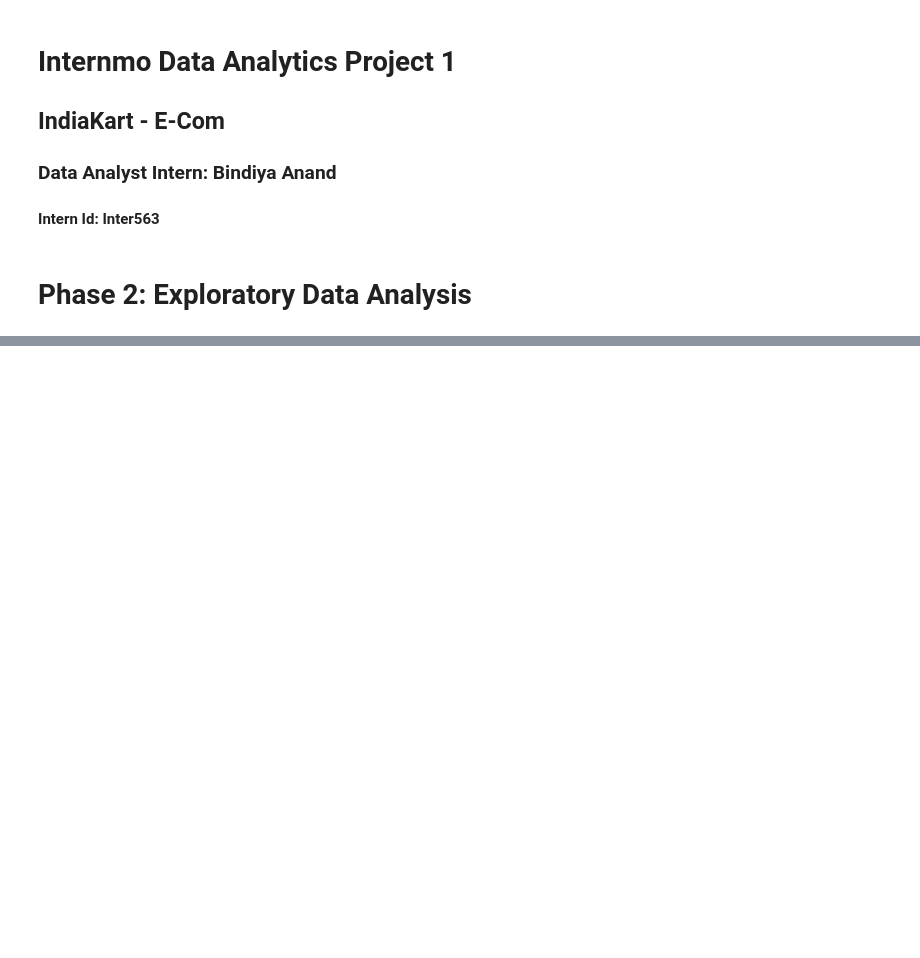
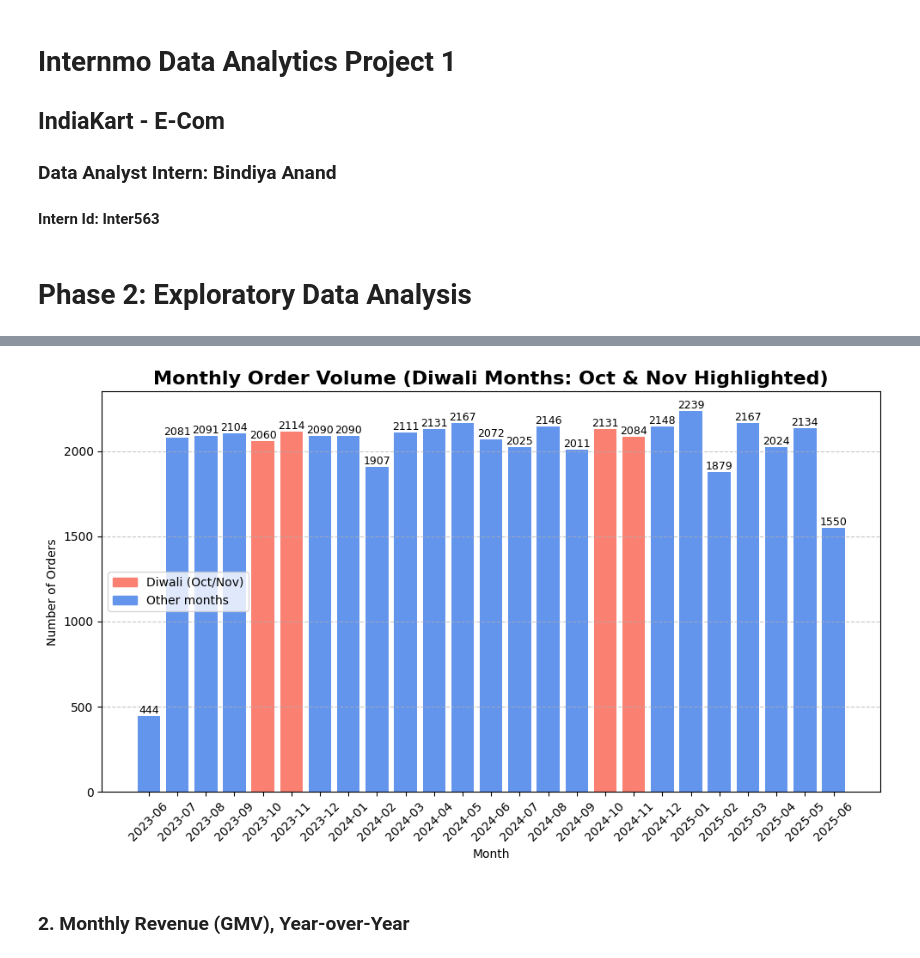
Before and after one commit to Bindiya-Anand/IndiaKart_E-Commerce_Analytics_Project, a Jupyter notebook: Notebooks/Phase2_EDA_Bindiya_Anand.ipynb, the cells around one changed output, grey strips where cells are left out. Cells and saved outputs as stored; diff of their text form; code cells hidden in the pictures; blank space fills up the shorter version.

```diff
--- a/Notebooks/Phase2_EDA_Bindiya_Anand.ipynb
+++ b/Notebooks/Phase2_EDA_Bindiya_Anand.ipynb
@@ -209,0 +16,4 @@ plt.show()
+# %%
+# loading orders dataset
+orders = pd.read_csv('orders DA.csv')
+orders.head()
@@ -209,0 +70,27 @@ plt.show()
+# %%
+# Plot 1: Monthly Order Value
+import matplotlib.pyplot as plt
+import matplotlib.patches as mpatches
+
+plt.figure(figsize=(10, 6))
+colors = ['salmon' if m in [10, 11] else 'cornflowerblue' for m in monthly_orders['month_num']]
+bars = plt.bar(monthly_orders['year_month_str'], monthly_orders['order_count'], color=colors)
+
+for bar in bars:
+    plt.text(bar.get_x() + bar.get_width()/2, bar.get_height(), int(bar.get_height()),
+             ha='center', va='bottom', fontsize=9)
+
+plt.title('Monthly Order Volume (Diwali Months: Oct & Nov Highlighted)', fontsize=16, fontweight='bold')
+plt.xlabel('Month')
+plt.ylabel('Number of Orders')
+plt.xticks(rotation=45)
+plt.grid(axis='y', linestyle='--', alpha=0.7)
+plt.legend(handles=[mpatches.Patch(color='salmon', label='Diwali (Oct/Nov)'),
+                    mpatches.Patch(color='cornflowerblue', label='Other months')])
+plt.tight_layout()
+plt.savefig('charts/01_monthly_order_volume.png', dpi=150, bbox_inches='tight')
+plt.show()
+# %% [output]
+[figure, added]
+# %% [markdown]
+### 2. Monthly Revenue (GMV), Year-over-Year
```
Also changed, not shown: parts of 49 cells of this notebook.
